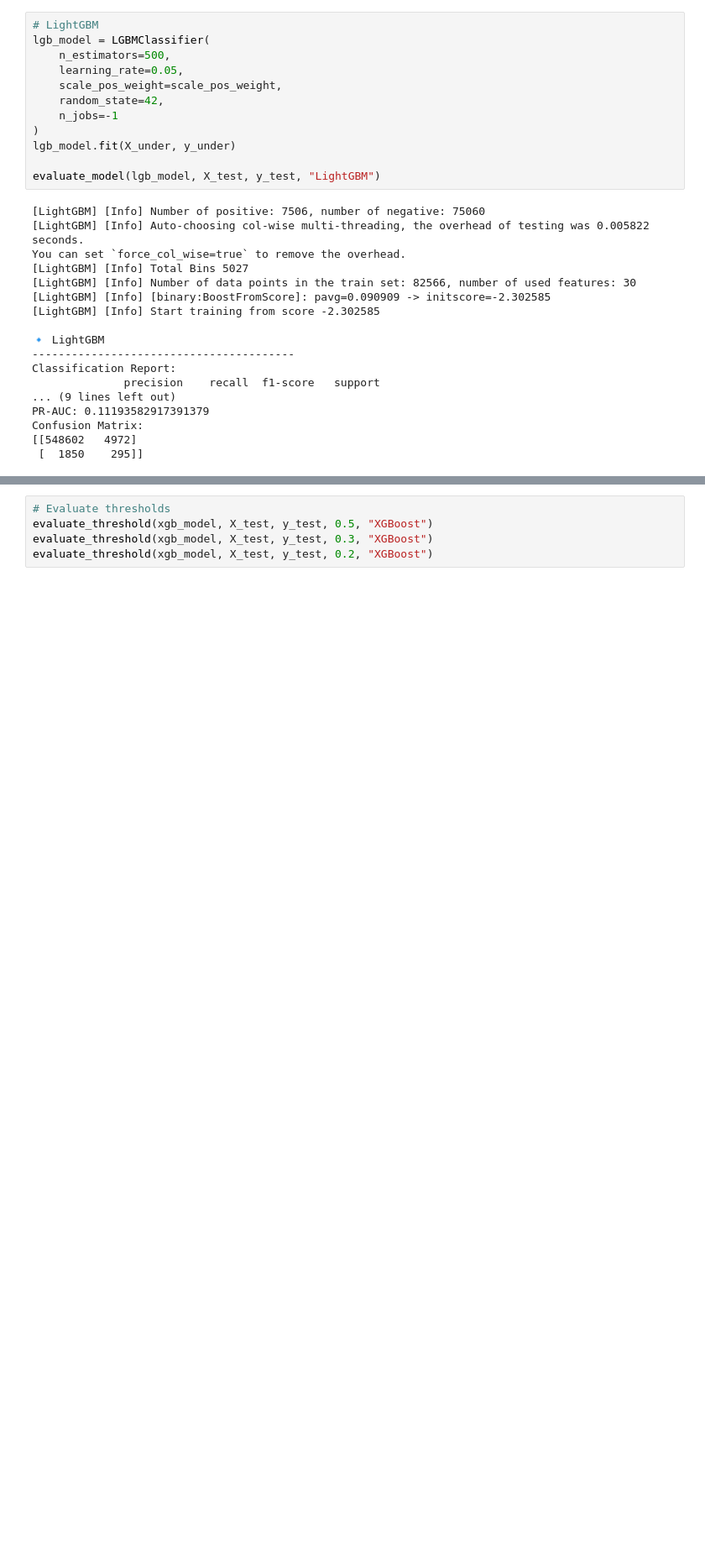
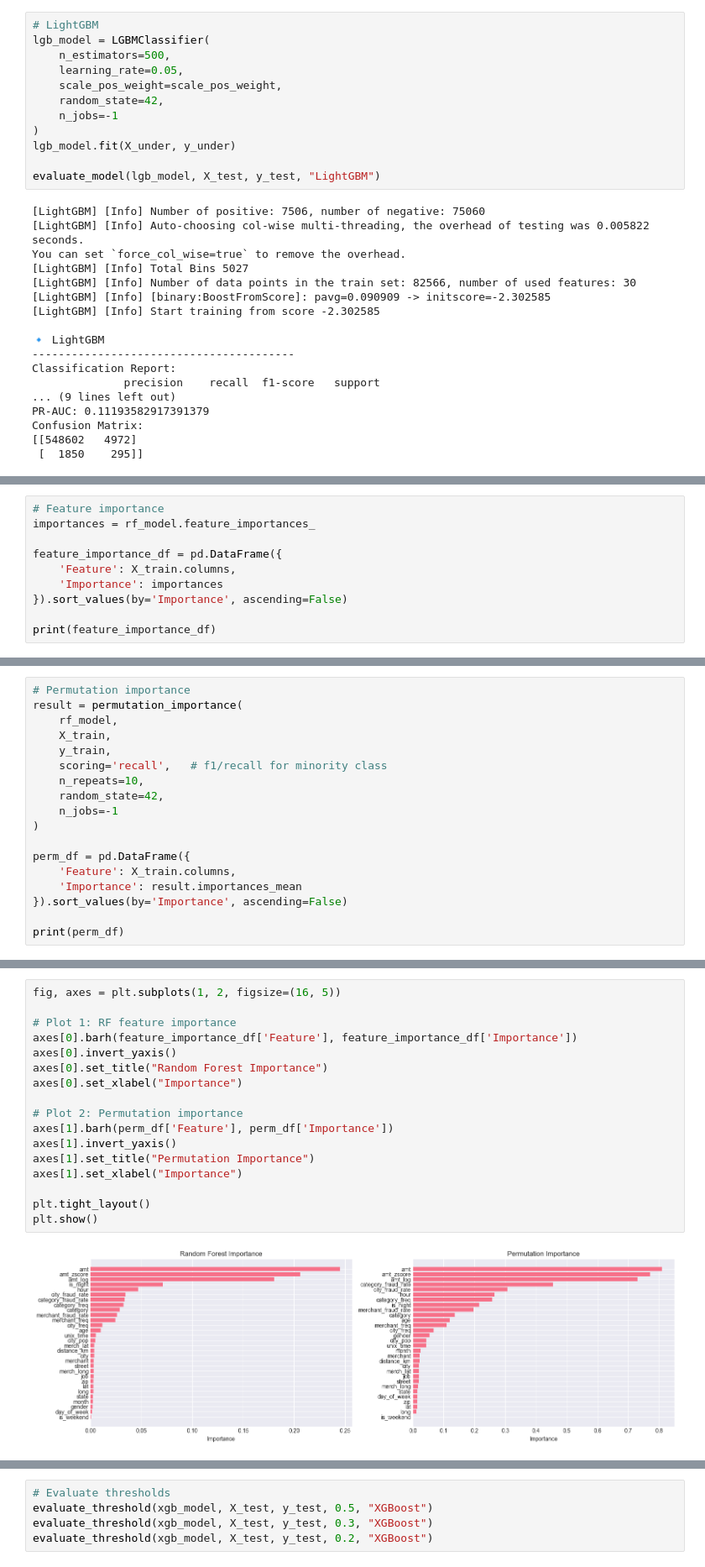
Before and after one commit to Dai-Nguyen1506/AI66A_group_1, a Jupyter notebook: notebooks/03_model_training.ipynb, the cells around one changed output, grey strips where cells are left out. Shown at 84% size. Saved outputs shown, nothing was run; the diff lists cells and outputs as text; blank space fills up the shorter version.

Commit message:
Add feature importance

```diff
--- a/notebooks/03_model_training.ipynb
+++ b/notebooks/03_model_training.ipynb
@@ -241,0 +239,10 @@ evaluate_model(lgb_model, X_test, y_test, "LightGBM")
+# %%
+# Feature importance
+importances = rf_model.feature_importances_
+
+feature_importance_df = pd.DataFrame({
+    'Feature': X_train.columns,
+    'Importance': importances
+}).sort_values(by='Importance', ascending=False)
+
+print(feature_importance_df)
@@ -241,0 +267,18 @@ evaluate_model(lgb_model, X_test, y_test, "LightGBM")
+# %%
+# Permutation importance
+result = permutation_importance(
+    rf_model,
+    X_train,
+    y_train,
+    scoring='recall',   # f1/recall for minority class
+    n_repeats=10,
+    random_state=42,
+    n_jobs=-1
+)
+
+perm_df = pd.DataFrame({
+    'Feature': X_train.columns,
+    'Importance': result.importances_mean
+}).sort_values(by='Importance', ascending=False)
+
+print(perm_df)
@@ -241,0 +303,19 @@ evaluate_model(lgb_model, X_test, y_test, "LightGBM")
+# %%
+fig, axes = plt.subplots(1, 2, figsize=(16, 5))
+
+# Plot 1: RF feature importance
+axes[0].barh(feature_importance_df['Feature'], feature_importance_df['Importance'])
+axes[0].invert_yaxis()
+axes[0].set_title("Random Forest Importance")
+axes[0].set_xlabel("Importance")
+
+# Plot 2: Permutation importance
+axes[1].barh(perm_df['Feature'], perm_df['Importance'])
+axes[1].invert_yaxis()
+axes[1].set_title("Permutation Importance")
+axes[1].set_xlabel("Importance")
+
+plt.tight_layout()
+plt.show()
+# %% [output]
+[figure, added]
```
Also changed, not shown: parts of 8 cells of this notebook.
